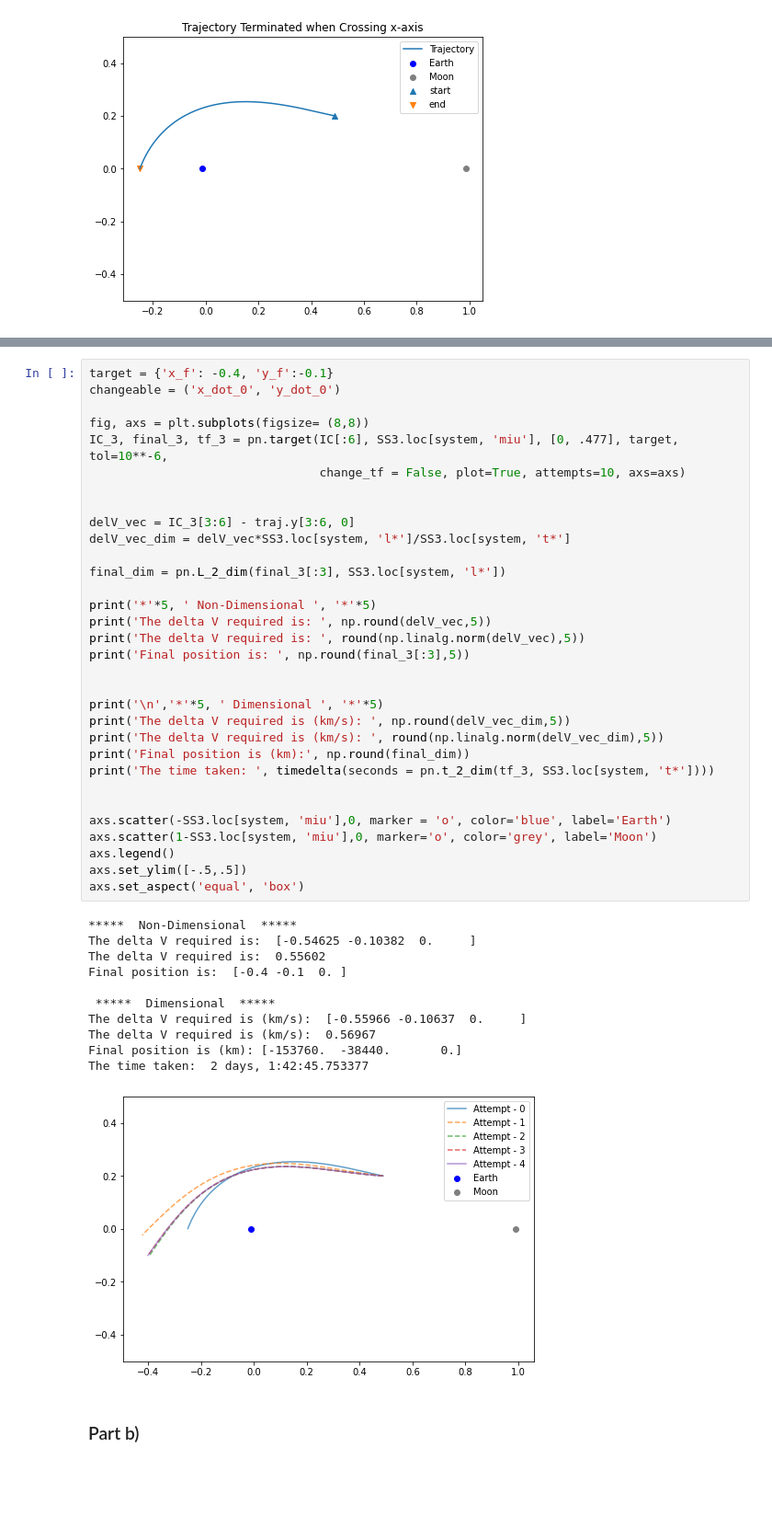
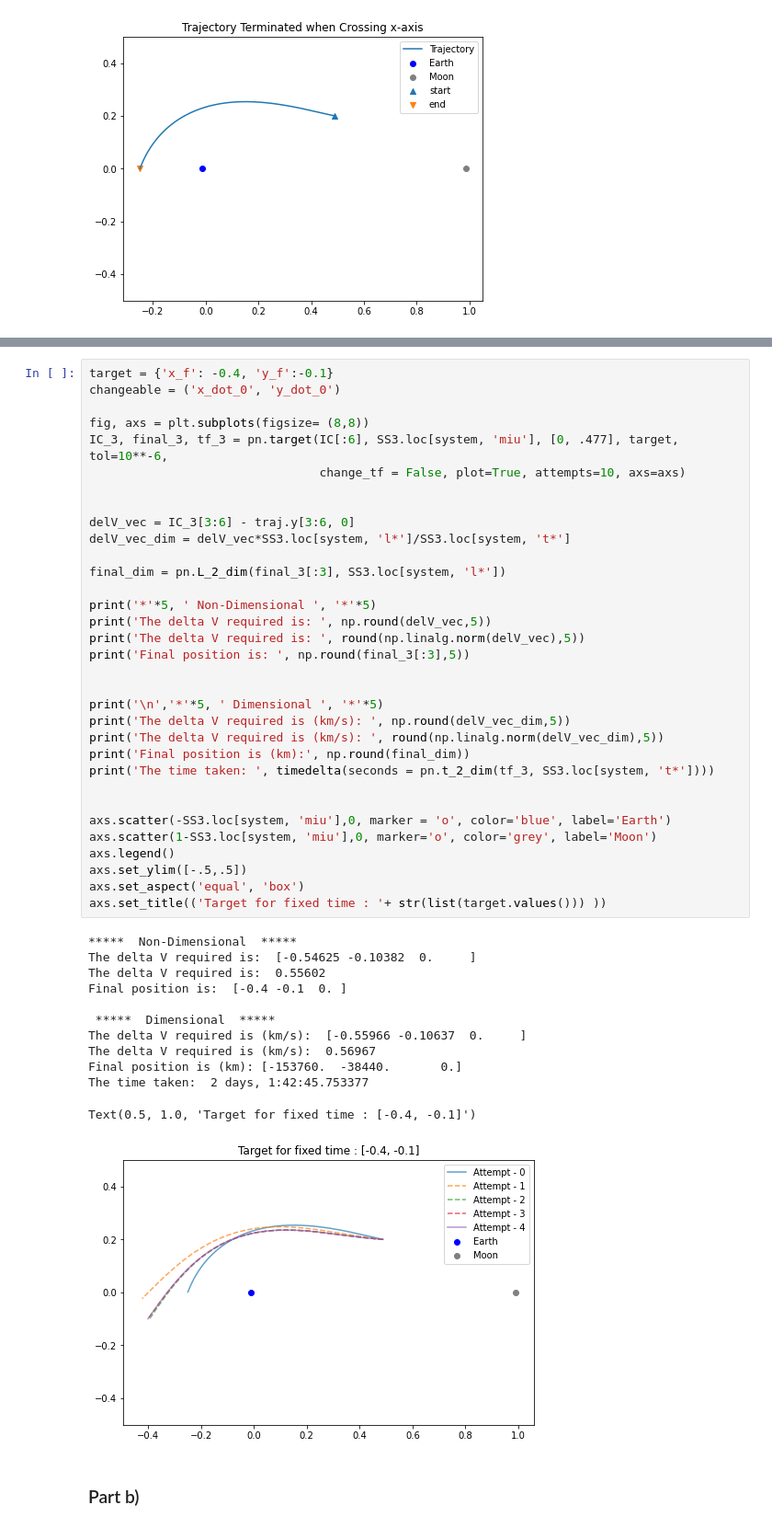
Before and after one commit to prabhu8/Advanced-Orbital-Mechanics, a Jupyter notebook: PSD/PSD2.ipynb, the cells around one changed output, grey strips where cells are left out. Shown at 92% size. Saved outputs shown, nothing was run; the diff lists cells and outputs as text; blank space fills up the shorter version.

```diff
--- a/PSD/PSD2.ipynb
+++ b/PSD/PSD2.ipynb
@@ -173,34 +177,36 @@ final_dim = pn.L_2_dim(final_3[:3], SS3.loc[system, 'l*'])
 
 print('*'*5, ' Non-Dimensional ', '*'*5)
 print('The delta V required is: ', np.round(delV_vec,5))
 print('The delta V required is: ', round(np.linalg.norm(delV_vec),5))
 print('Final position is: ', np.round(final_3[:3],5))
 
 
 print('\n','*'*5, ' Dimensional ', '*'*5)
 print('The delta V required is (km/s): ', np.round(delV_vec_dim,5))
 print('The delta V required is (km/s): ', round(np.linalg.norm(delV_vec_dim),5))
 print('Final position is (km):', np.round(final_dim))
 print('The time taken: ', timedelta(seconds = pn.t_2_dim(tf_3, SS3.loc[system, 't*'])))
 
 
 axs.scatter(-SS3.loc[system, 'miu'],0, marker = 'o', color='blue', label='Earth')
 axs.scatter(1-SS3.loc[system, 'miu'],0, marker='o', color='grey', label='Moon')
 axs.legend()
 axs.set_ylim([-.5,.5])
 axs.set_aspect('equal', 'box')
+axs.set_title(('Target for fixed time : '+ str(list(target.values())) ))
 # %% [output]
 *****  Non-Dimensional  *****
 The delta V required is:  [-0.54625 -0.10382  0.     ]
 The delta V required is:  0.55602
 Final position is:  [-0.4 -0.1  0. ]
 
  *****  Dimensional  *****
 The delta V required is (km/s):  [-0.55966 -0.10637  0.     ]
 The delta V required is (km/s):  0.56967
 Final position is (km): [-153760.  -38440.       0.]
 The time taken:  2 days, 1:42:45.753377
+Text(0.5, 1.0, 'Target for fixed time : [-0.4, -0.1]')
-[figure, old version]
+[figure, new version]
 # %% [markdown]
 ### Part b)
 # %%
```
Also changed, not shown: parts of 9 cells of this notebook, 2 other files.
